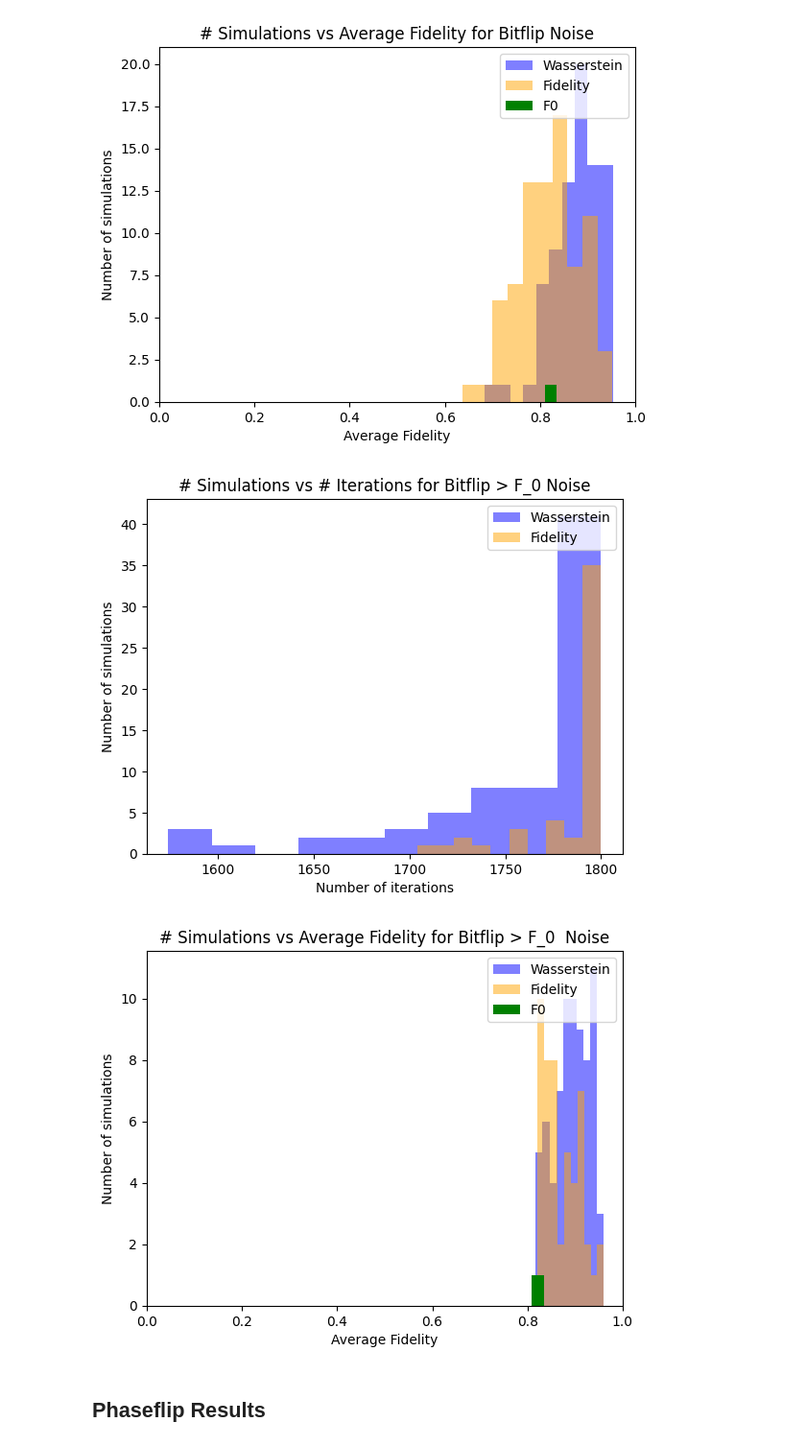
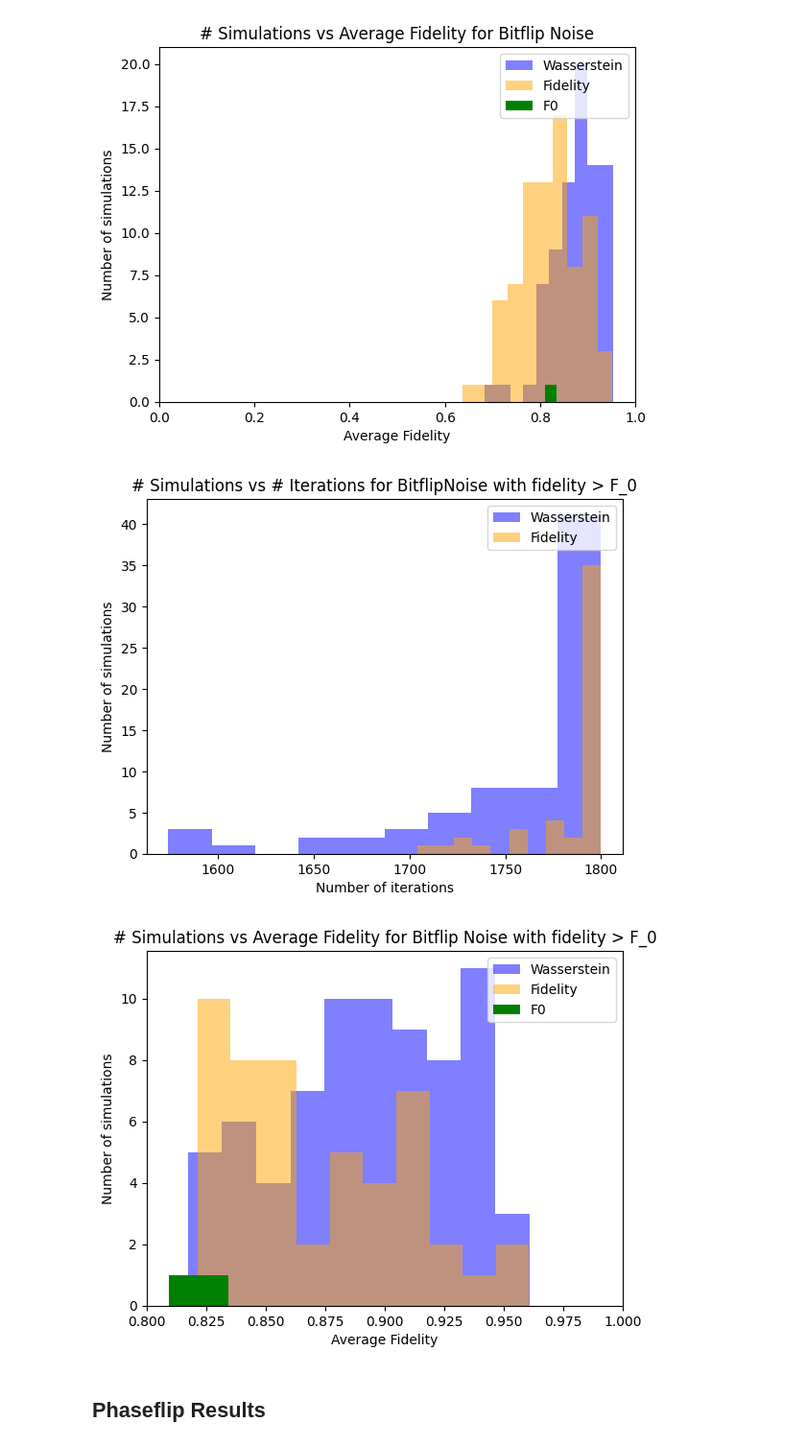
Before and after one commit to mattyen07/CPEN400Q-FinalProject, a Jupyter notebook: qec.ipynb, the cells around one changed output. Shown at 96% size. Cells and saved outputs as stored; diff of their text form; code cells hidden in the pictures.

Commit message:
fix graphs

```diff
--- a/qec.ipynb
+++ b/qec.ipynb
@@ -437,7 +437,7 @@ def bothCostSimulation(costNoiseModels, bitFlip):
 
     return fidelity1, fidelity2
 # %%
-def plotSimulation(wassIterations, fidelityIterations, wassFidelity, fidelityFidelity, noiseType):
+def plotSimulation(wassIterations, fidelityIterations, wassFidelity, fidelityFidelity, noiseType, filtered=False):
     """Code to plot simulation results in bar graphs
 
     Args:
@@ -448,7 +448,11 @@ def plotSimulation(wassIterations, fidelityIterations, wassFidelity, fidelityFid
     plt.xlabel("Number of iterations")
     plt.ylabel("Number of simulations")
     plt.legend(loc='upper right')
-    plt.title("# Simulations vs # Iterations for "+ noiseType + "Noise")
+    if filtered:
+        plt.title("# Simulations vs # Iterations for "+ noiseType + "Noise with fidelity > F_0" )
+    else:
+        plt.title("# Simulations vs # Iterations for "+ noiseType + "Noise")
+
     plt.show()
 
     plt.hist(wassFidelity, color='blue', label='Wasserstein', alpha=0.5, rwidth=1, align='left')
@@ -457,8 +461,13 @@ def plotSimulation(wassIterations, fidelityIterations, wassFidelity, fidelityFid
     plt.xlim(0.0,1.0)
     plt.xlabel("Average Fidelity")
     plt.ylabel("Number of simulations")
+
     plt.legend(loc='upper right')
-    plt.title("# Simulations vs Average Fidelity for " + noiseType + " Noise")
+    if filtered:
+        plt.title("# Simulations vs Average Fidelity for " + noiseType + " Noise with fidelity > F_0")
+        plt.xlim(0.8, 1.0)
+    else:
+        plt.title("# Simulations vs Average Fidelity for " + noiseType + " Noise")
     plt.show()
 # %%
 def runSimulations(cost_and_noise_model, bitFlip=True):
@@ -527,10 +536,10 @@ for i in range(num_sim):
       wassIterationsBitflipFiltered.append(wassIterationsBitflip[i])
       wassFidelityBitflipFiltered.append(wassFidelityBitflip[i])
 # %%
-plotSimulation(wassIterationsBitflipFiltered, FidelityIterationsBitflipFiltered, wassFidelityBitflipFiltered, fidelityFidelityBitflipFiltered, "Bitflip > F_0 ")
+plotSimulation(wassIterationsBitflipFiltered, FidelityIterationsBitflipFiltered, wassFidelityBitflipFiltered, fidelityFidelityBitflipFiltered, "Bitflip", True)
 # %% [output]
-[figure, old version]
+[figure, new version]
-[figure, old version]
+[figure, new version]
 # %% [markdown]
 ## Phaseflip Results
 # %%
```
Also changed, not shown: parts of 1 cell of this notebook.
